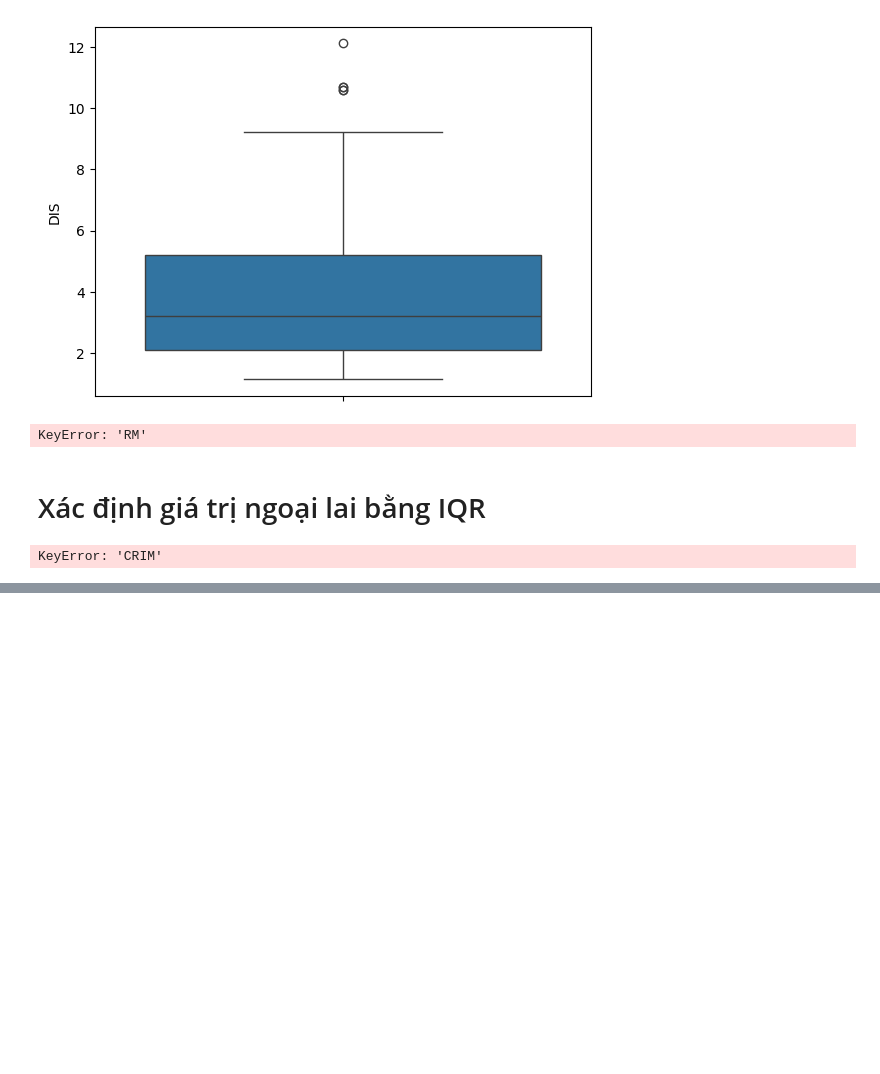
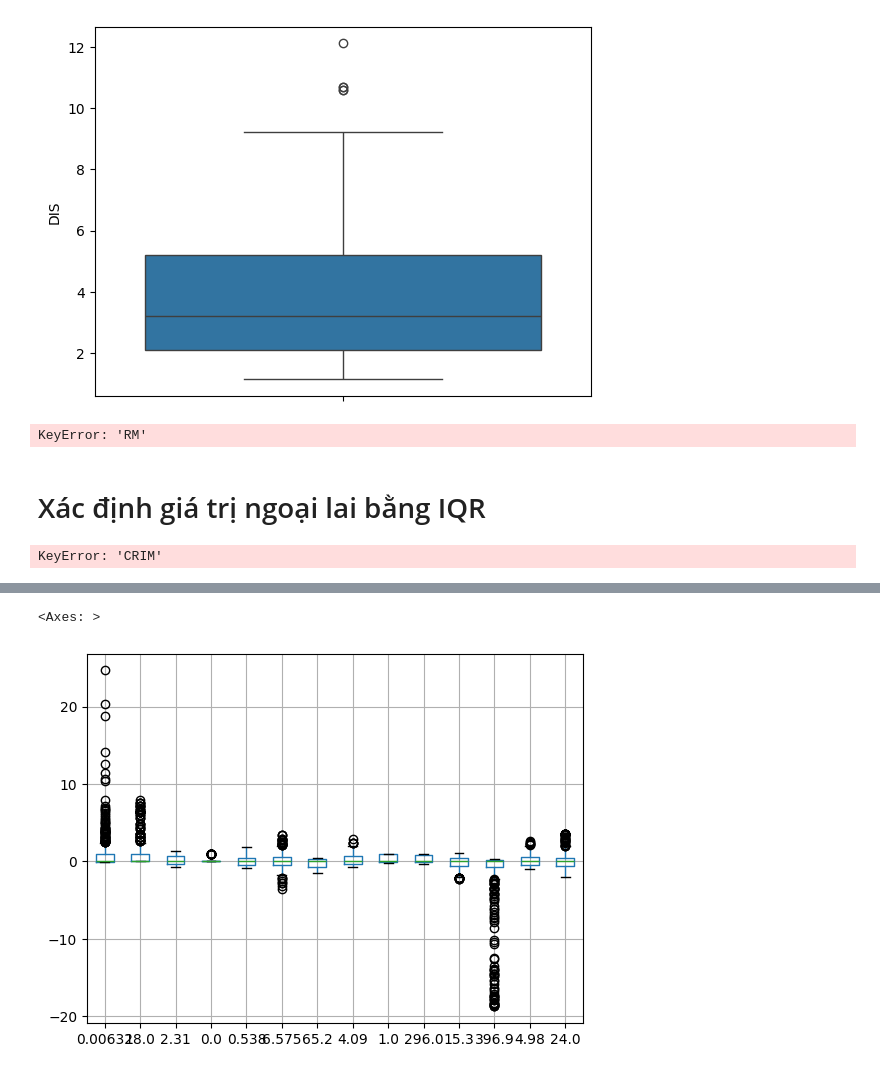
Before and after one commit to kaylie31/codegym-DAP2308R1, a Jupyter notebook: Tuan 3/Tuan 3.ipynb, the cells around one changed output, grey strips where cells are left out. Cells and saved outputs as stored; diff of their text form; code cells hidden in the pictures; blank space fills up the shorter version.

```diff
--- a/Tuan 3/Tuan 3.ipynb
+++ b/Tuan 3/Tuan 3.ipynb
@@ -79,0 +160,10 @@ boston_df[boston_df['CRIM'] < lower | boston_df['CRIM'] > upper][['CRIM']]
+# %%
+# khai báo phương pháp
+r_scaler = RobustScaler()
+
+# áp phương pháp vào tập dữ liệu
+df_r = r_scaler.fit_transform(boston_df)
+
+# đưa lại về dạng bảng
+df_r = pd.DataFrame(df_r, columns=colnames)
+df_r
@@ -79,0 +184,5 @@ boston_df[boston_df['CRIM'] < lower | boston_df['CRIM'] > upper][['CRIM']]
+# %%
+df_r.boxplot()
+# %% [output]
+<Axes: >
+[figure, added]
```
Also changed, not shown: parts of 13 cells of this notebook, 12 other files.
